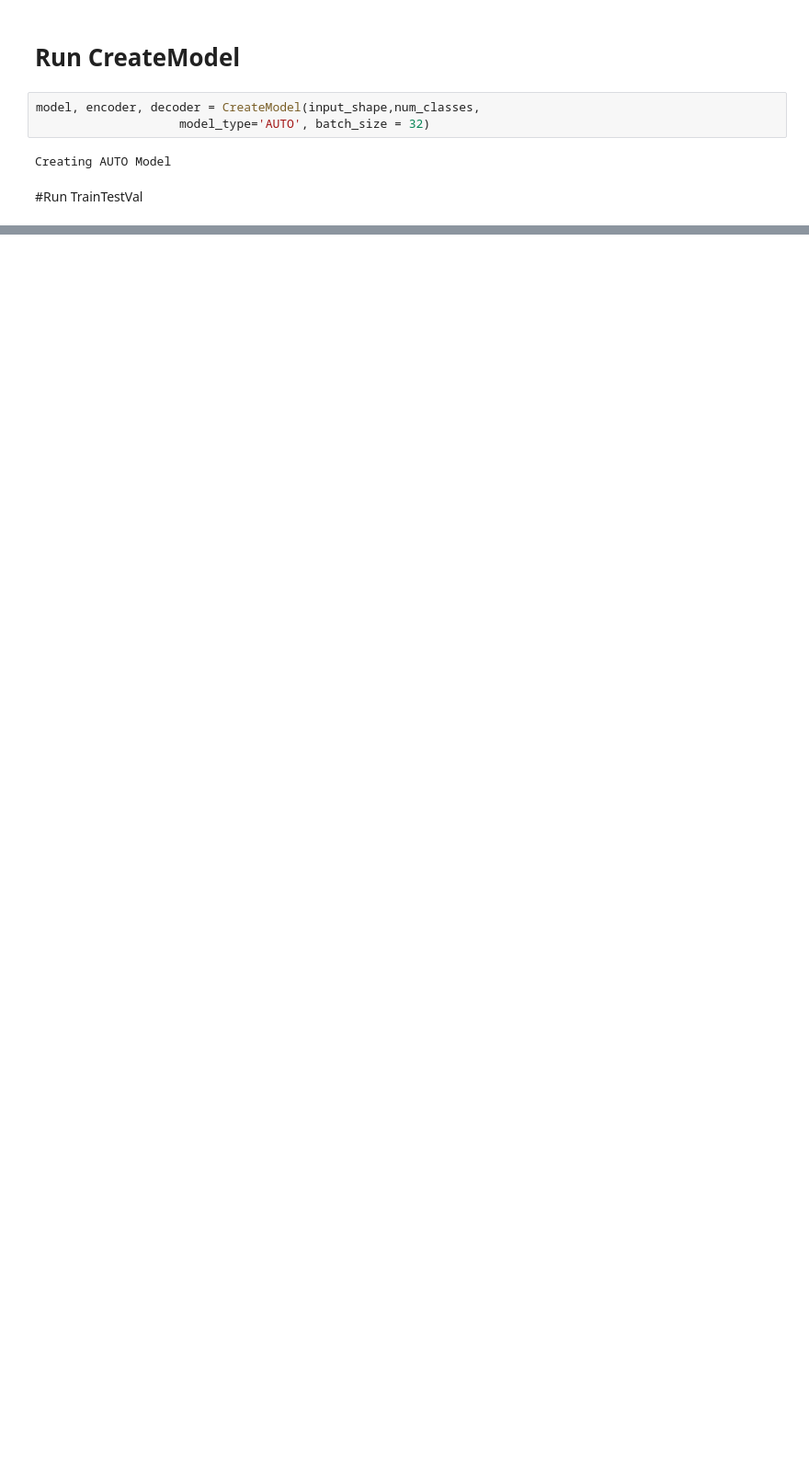
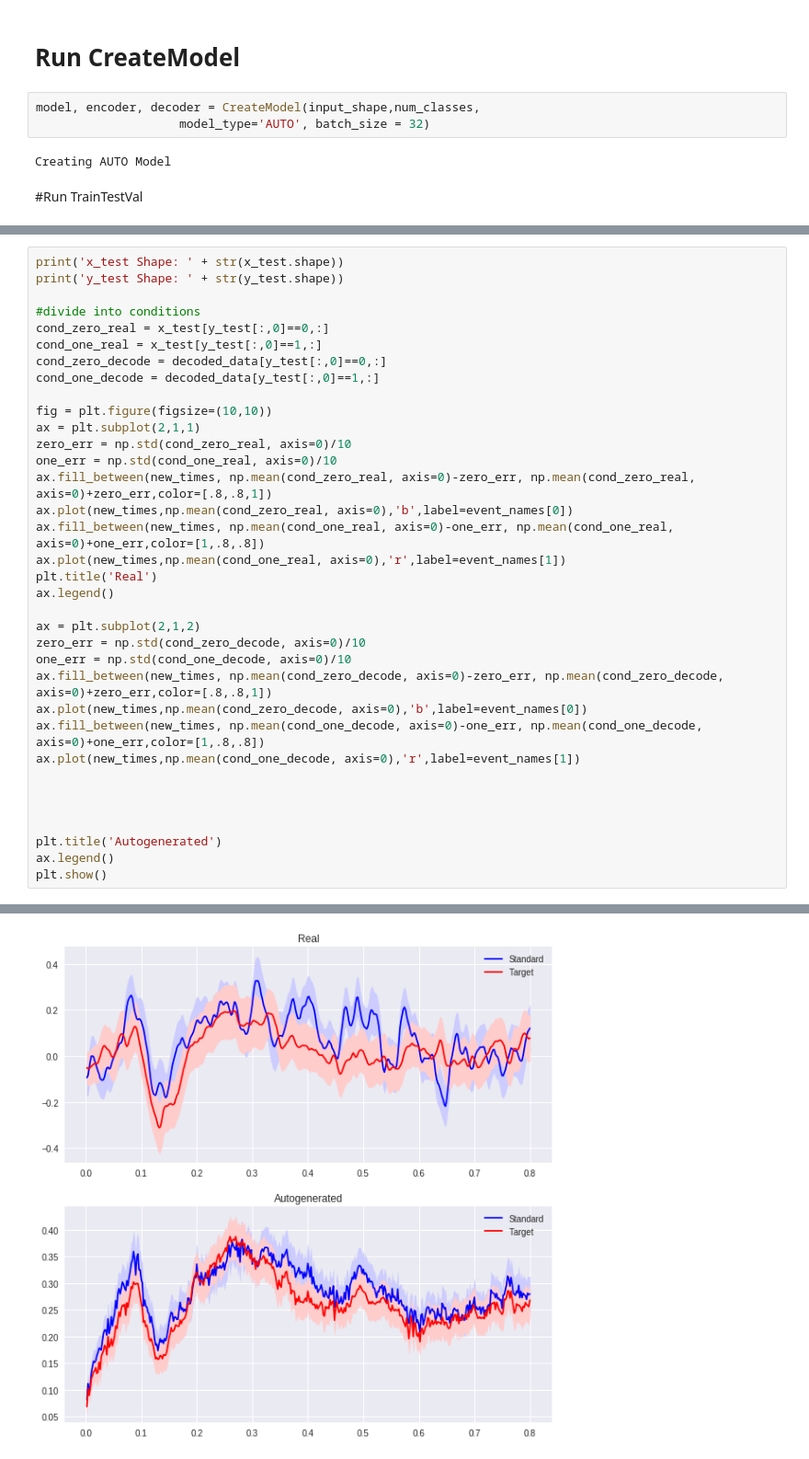
Before and after one commit to kylemath/DeepEEG, a Jupyter notebook: notebooks/DeepEEG.ipynb, the cells around one changed output, grey strips where cells are left out. Shown at 92% size. Cells and saved outputs as stored; diff of their text form; blank space fills up the shorter version.

```diff
--- a/notebooks/DeepEEG.ipynb
+++ b/notebooks/DeepEEG.ipynb
@@ -678,0 +649,36 @@ plt.show()
+# %%
+print('x_test Shape: ' + str(x_test.shape))
+print('y_test Shape: ' + str(y_test.shape))
+
+#divide into conditions
+cond_zero_real = x_test[y_test[:,0]==0,:]
+cond_one_real = x_test[y_test[:,0]==1,:]
+cond_zero_decode = decoded_data[y_test[:,0]==0,:]
+cond_one_decode = decoded_data[y_test[:,0]==1,:]
+
+fig = plt.figure(figsize=(10,10))
+ax = plt.subplot(2,1,1)
+zero_err = np.std(cond_zero_real, axis=0)/10
+one_err = np.std(cond_one_real, axis=0)/10
+ax.fill_between(new_times, np.mean(cond_zero_real, axis=0)-zero_err, np.mean(cond_zero_real, axis=0)+zero_err,color=[.8,.8,1])
+ax.plot(new_times,np.mean(cond_zero_real, axis=0),'b',label=event_names[0])
+ax.fill_between(new_times, np.mean(cond_one_real, axis=0)-one_err, np.mean(cond_one_real, axis=0)+one_err,color=[1,.8,.8])
+ax.plot(new_times,np.mean(cond_one_real, axis=0),'r',label=event_names[1])
+plt.title('Real')
+ax.legend()
+
+ax = plt.subplot(2,1,2)
+zero_err = np.std(cond_zero_decode, axis=0)/10
+one_err = np.std(cond_one_decode, axis=0)/10
+ax.fill_between(new_times, np.mean(cond_zero_decode, axis=0)-zero_err, np.mean(cond_zero_decode, axis=0)+zero_err,color=[.8,.8,1])
+ax.plot(new_times,np.mean(cond_zero_decode, axis=0),'b',label=event_names[0])
+ax.fill_between(new_times, np.mean(cond_one_decode, axis=0)-one_err, np.mean(cond_one_decode, axis=0)+one_err,color=[1,.8,.8])
+ax.plot(new_times,np.mean(cond_one_decode, axis=0),'r',label=event_names[1])
+
+
+
+
+plt.title('Autogenerated')
+ax.legend()
+plt.show()
+# %% [output]
@@ -678,0 +687 @@ plt.show()
+[figure, added]
```
Also changed, not shown: parts of 8 cells of this notebook.
